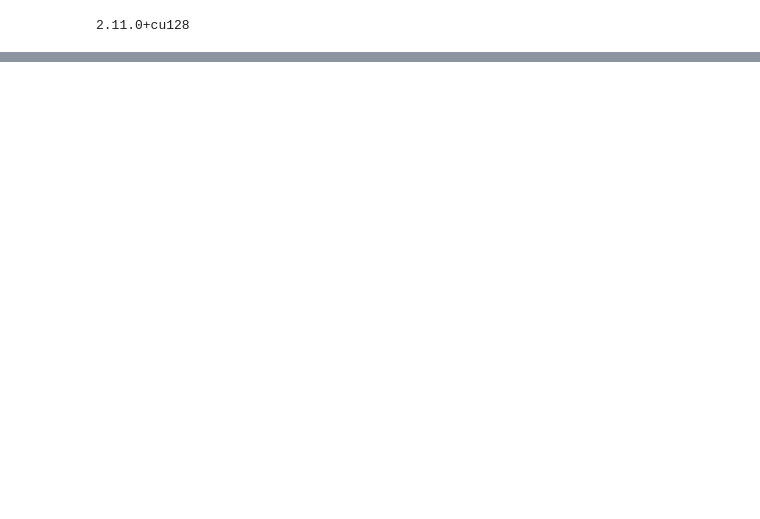
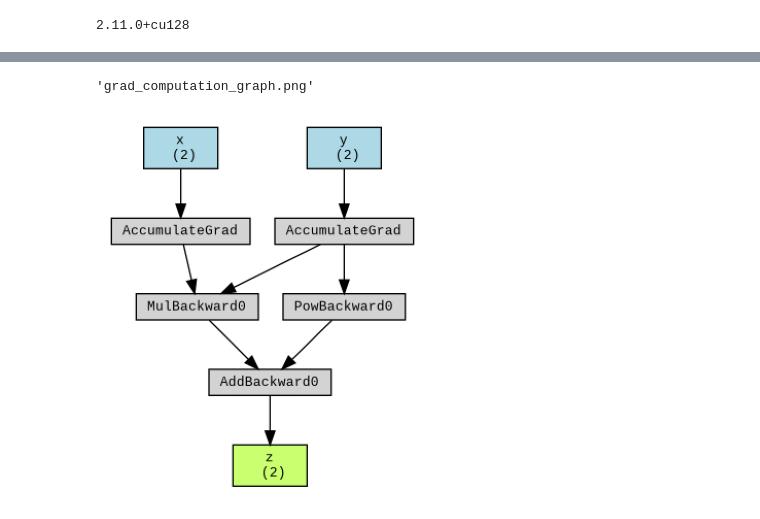
Before and after one commit to routparam12/Python_qns, a Jupyter notebook: OpenCV_1.ipynb, the cells around one changed output, grey strips where cells are left out. Drawn from its saved outputs; the diff is of its cells as text; code cells hidden in the pictures; blank space fills up the shorter version.

```diff
--- a/OpenCV_1.ipynb
+++ b/OpenCV_1.ipynb
@@ -66,0 +513,15 @@ Image visualization skipped due to loading errors.
+# %%
+from torchviz import make_dot
+
+# Visualize the computation graph
+dot = make_dot(z, params={"x": x, "y": y, "z" : z})
+dot.render("grad_computation_graph", format="png")
+# %% [output]
+'grad_computation_graph.png'
+# %%
+img = plt.imread("grad_computation_graph.png")
+plt.imshow(img)
+plt.axis('off')
+plt.show()
+# %% [output]
+[figure, added]
```
Also changed, not shown: parts of 54 cells of this notebook.
